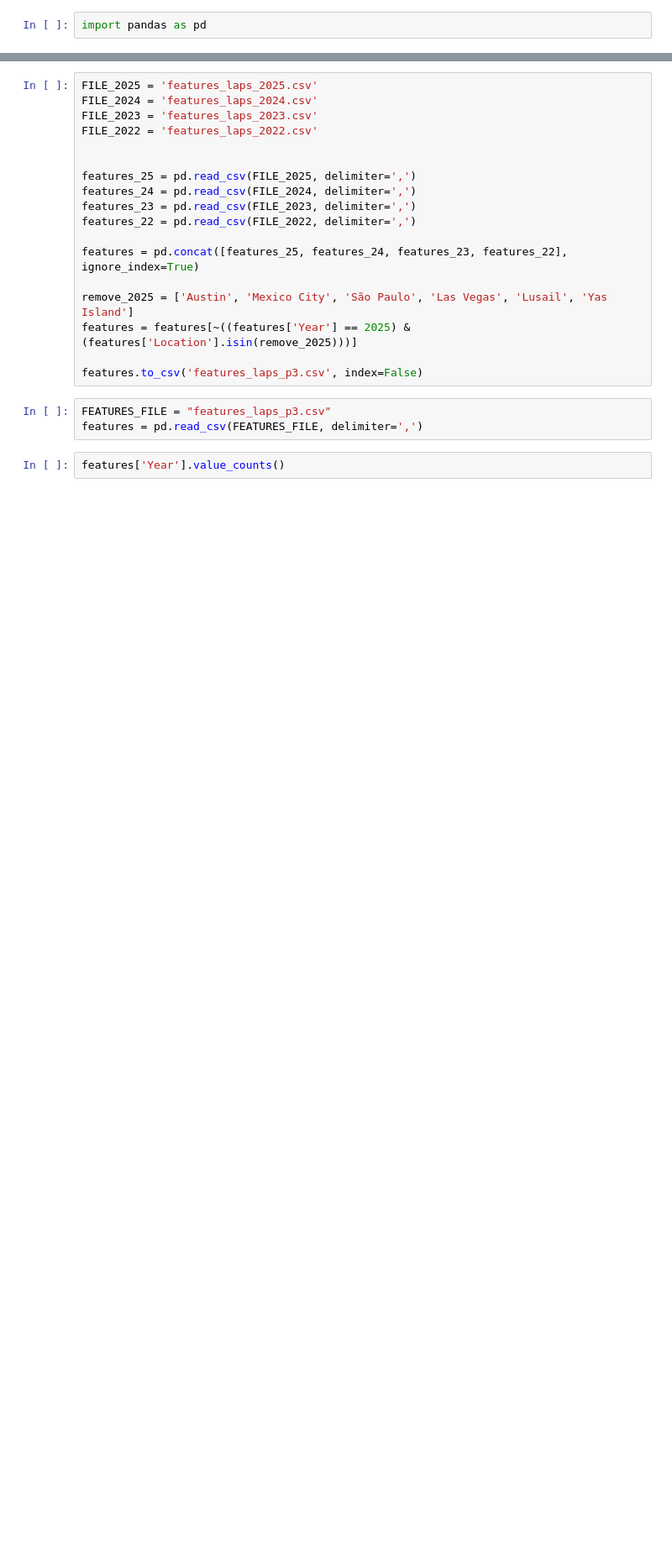
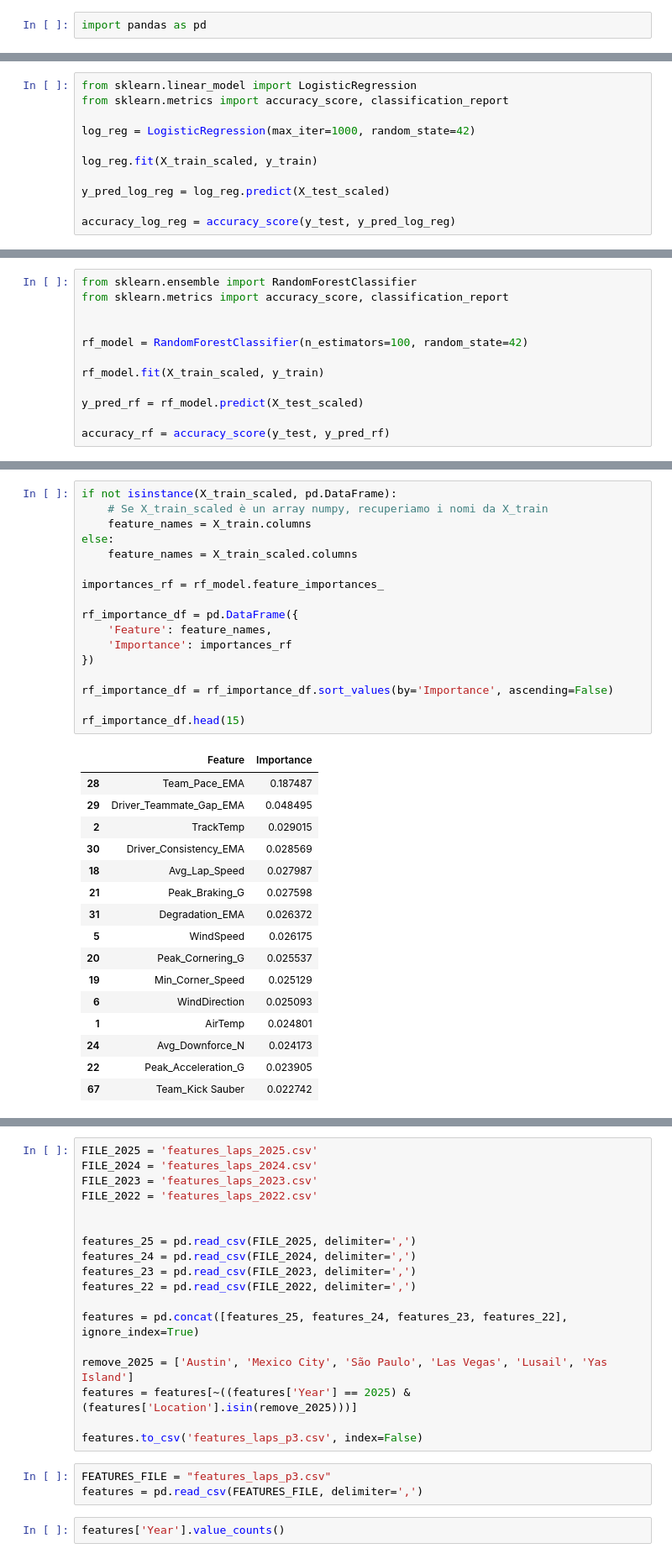
Before and after one commit to luk3luca/ML_F1, a Jupyter notebook: quali_predict_rank.ipynb, the cells around one changed output, grey strips where cells are left out. Shown: that part at 84% size. Cells and saved outputs as stored; diff of their text form; blank space fills up the shorter version.

```diff
--- a/quali_predict_rank.ipynb
+++ b/quali_predict_rank.ipynb
@@ -2,0 +119,11 @@ import pandas as pd
+# %%
+from sklearn.linear_model import LogisticRegression
+from sklearn.metrics import accuracy_score, classification_report
+
+log_reg = LogisticRegression(max_iter=1000, random_state=42)
+
+log_reg.fit(X_train_scaled, y_train)
+
+y_pred_log_reg = log_reg.predict(X_test_scaled)
+
+accuracy_log_reg = accuracy_score(y_test, y_pred_log_reg)
@@ -2,0 +149,12 @@ import pandas as pd
+# %%
+from sklearn.ensemble import RandomForestClassifier
+from sklearn.metrics import accuracy_score, classification_report
+
+
+rf_model = RandomForestClassifier(n_estimators=100, random_state=42)
+
+rf_model.fit(X_train_scaled, y_train)
+
+y_pred_rf = rf_model.predict(X_test_scaled)
+
+accuracy_rf = accuracy_score(y_test, y_pred_rf)
@@ -2,0 +185,34 @@ import pandas as pd
+# %%
+if not isinstance(X_train_scaled, pd.DataFrame):
+    # Se X_train_scaled è un array numpy, recuperiamo i nomi da X_train
+    feature_names = X_train.columns
+else:
+    feature_names = X_train_scaled.columns
+
+importances_rf = rf_model.feature_importances_
+
+rf_importance_df = pd.DataFrame({
+    'Feature': feature_names,
+    'Importance': importances_rf
+})
+
+rf_importance_df = rf_importance_df.sort_values(by='Importance', ascending=False)
+
+rf_importance_df.head(15)
+# %% [output]
+|  | Feature | Importance |
+| 28 | Team_Pace_EMA | 0.187487 |
+| 29 | Driver_Teammate_Gap_EMA | 0.048495 |
+| 2 | TrackTemp | 0.029015 |
+| 30 | Driver_Consistency_EMA | 0.028569 |
+| 18 | Avg_Lap_Speed | 0.027987 |
+| 21 | Peak_Braking_G | 0.027598 |
+| 31 | Degradation_EMA | 0.026372 |
+| 5 | WindSpeed | 0.026175 |
+| 20 | Peak_Cornering_G | 0.025537 |
+| 19 | Min_Corner_Speed | 0.025129 |
+| 6 | WindDirection | 0.025093 |
+| 1 | AirTemp | 0.024801 |
+| 24 | Avg_Downforce_N | 0.024173 |
+| 22 | Peak_Acceleration_G | 0.023905 |
+| 67 | Team_Kick Sauber | 0.022742 |
```
Also changed, not shown: parts of 29 cells of this notebook, 10 other files.
